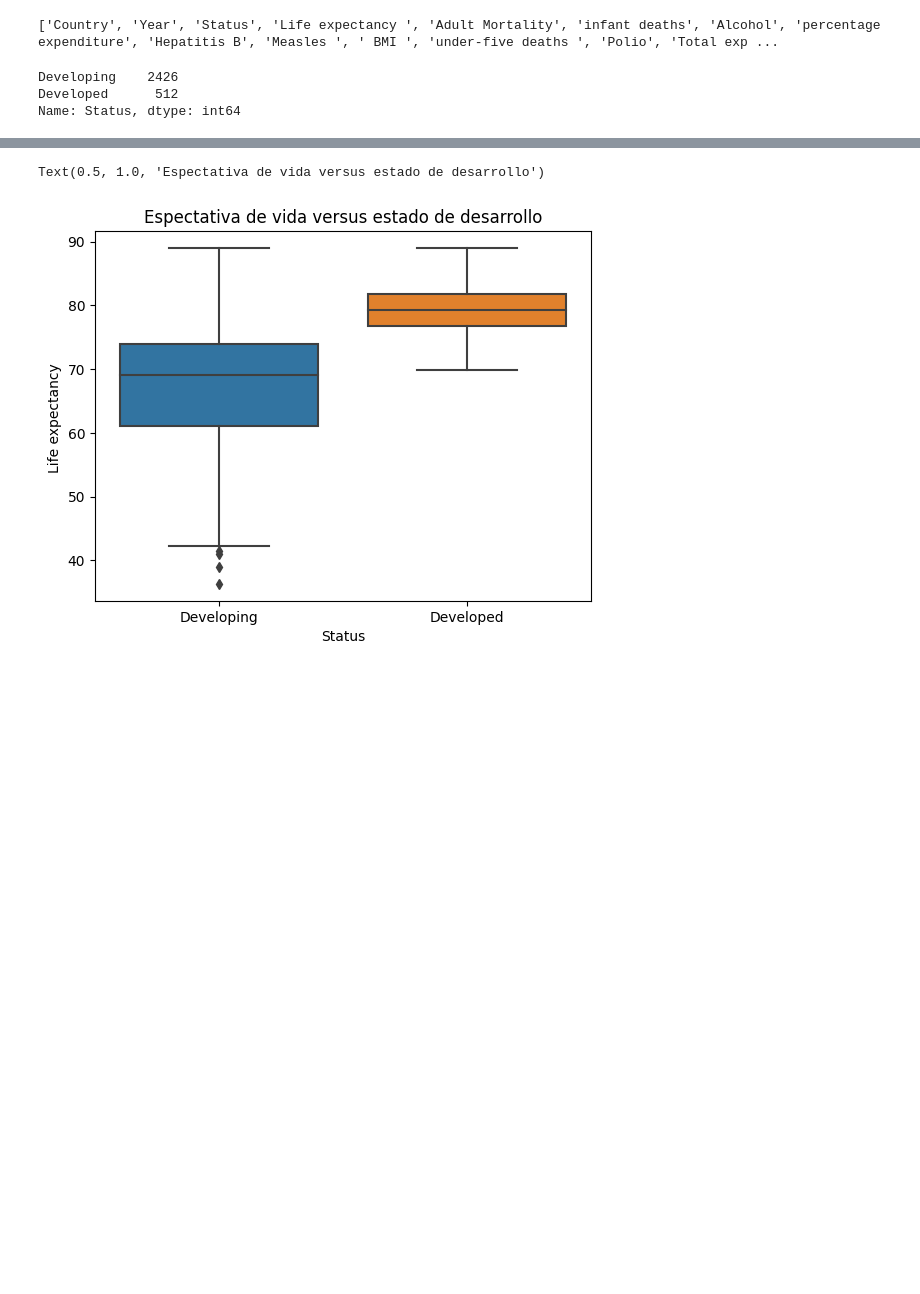
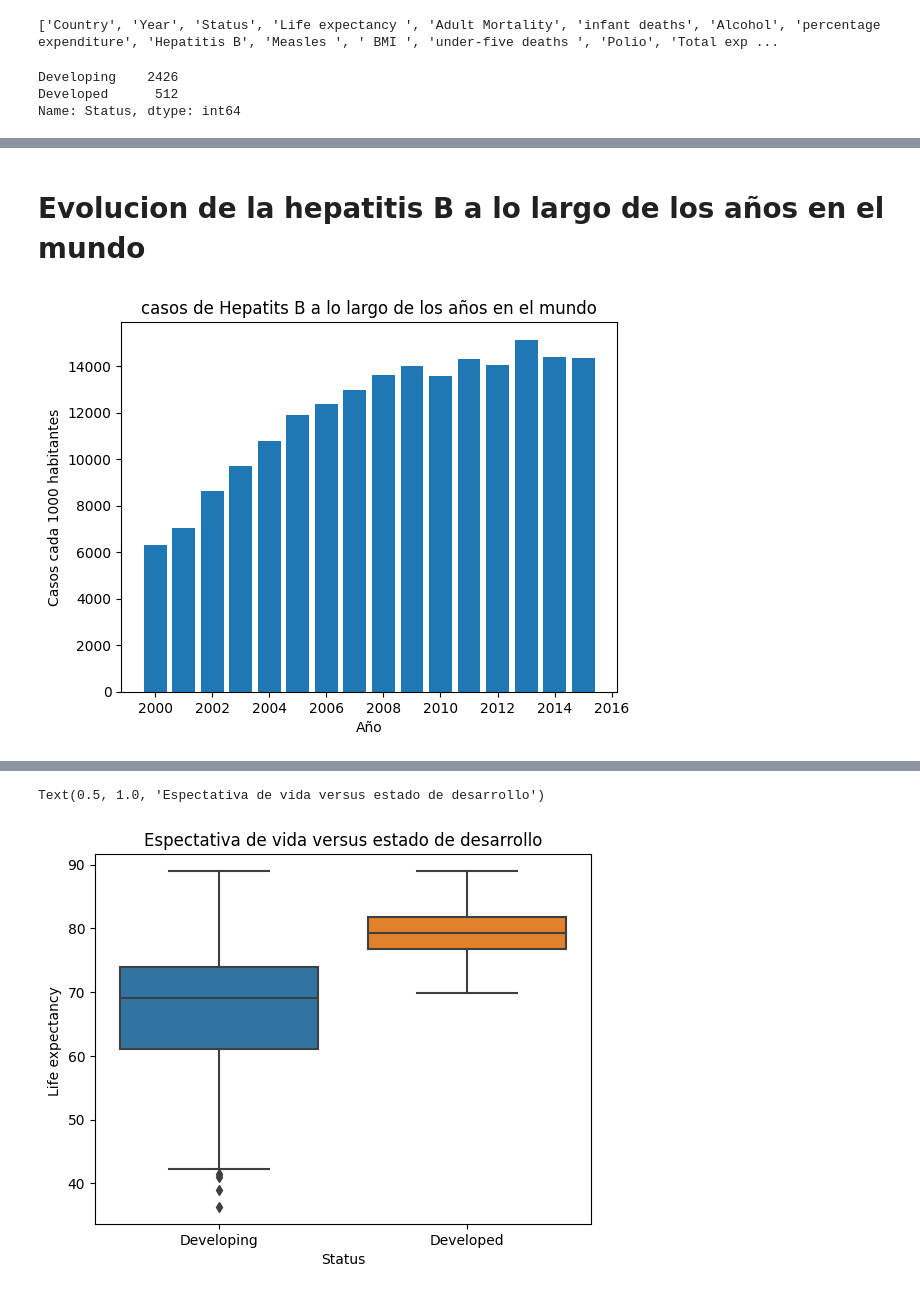
Before and after one commit to FernandoRamirez298/Data-Science-101, a Jupyter notebook: Entregas/Entrega_3/ProyectoDS_Parte1_Ramirez.ipynb, the cells around one changed output, grey strips where cells are left out. Drawn from its saved outputs; the diff is of its cells as text; code cells hidden in the pictures; blank space fills up the shorter version.

```diff
--- a/Entregas/Entrega_3/ProyectoDS_Parte1_Ramirez.ipynb
+++ b/Entregas/Entrega_3/ProyectoDS_Parte1_Ramirez.ipynb
@@ -49,0 +99,18 @@ Name: Status, dtype: int64
+# %% [markdown]
+# Evolucion de la hepatitis B a lo largo de los años en el mundo
+# %%
+df_hepatitis = df[['Year','Hepatitis B']].copy()
+
+anios = df_hepatitis.groupby(df_hepatitis["Year"])["Hepatitis B"].sum()
+
+plt.bar(anios.index,anios.values)
+
+plt.xlabel('Año')
+
+plt.ylabel('Casos cada 1000 habitantes')
+
+plt.title('casos de Hepatits B a lo largo de los años en el mundo')
+
+plt.show()
+# %% [output]
+[figure, added]
```
Also changed, not shown: parts of 15 cells of this notebook.
